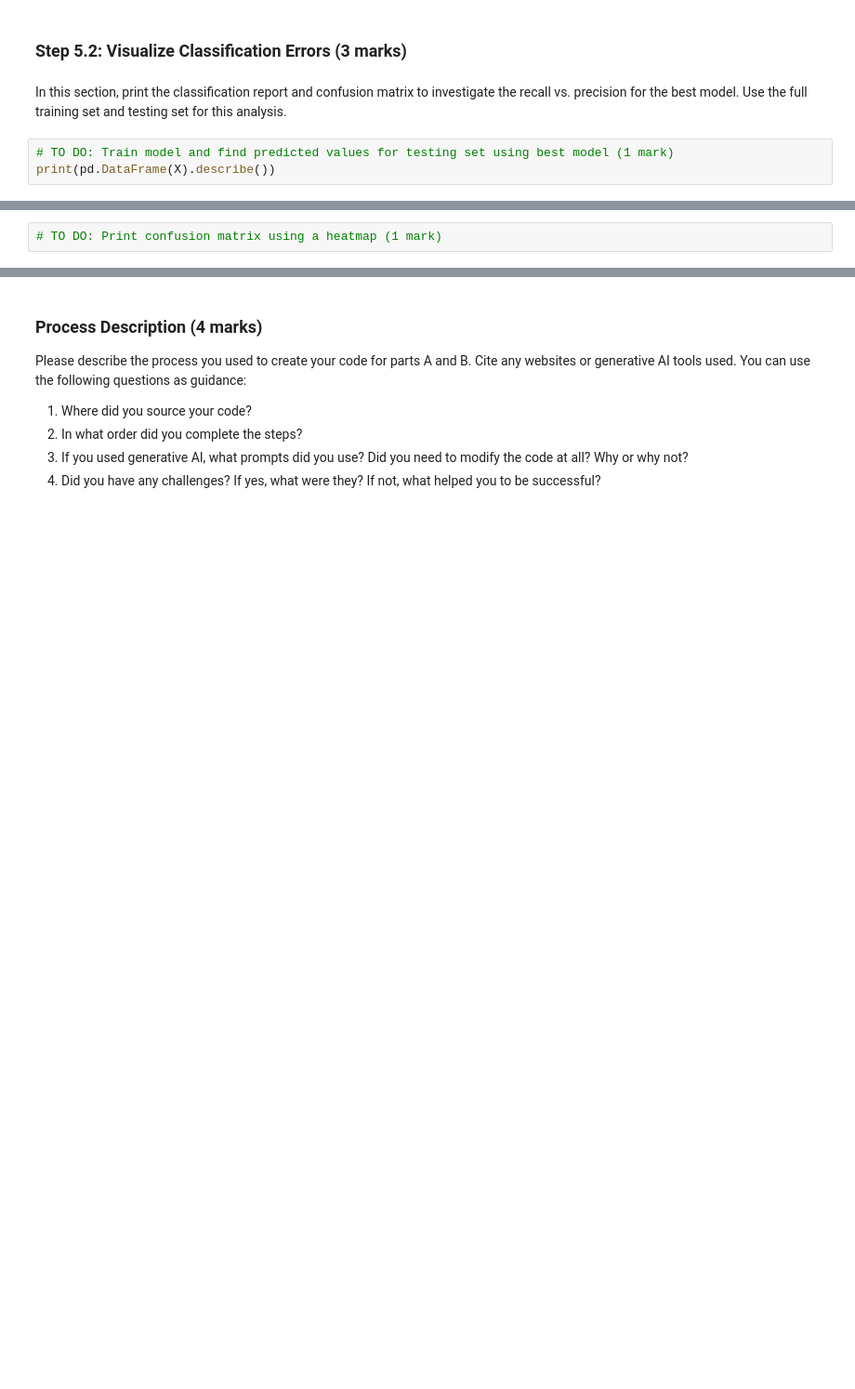
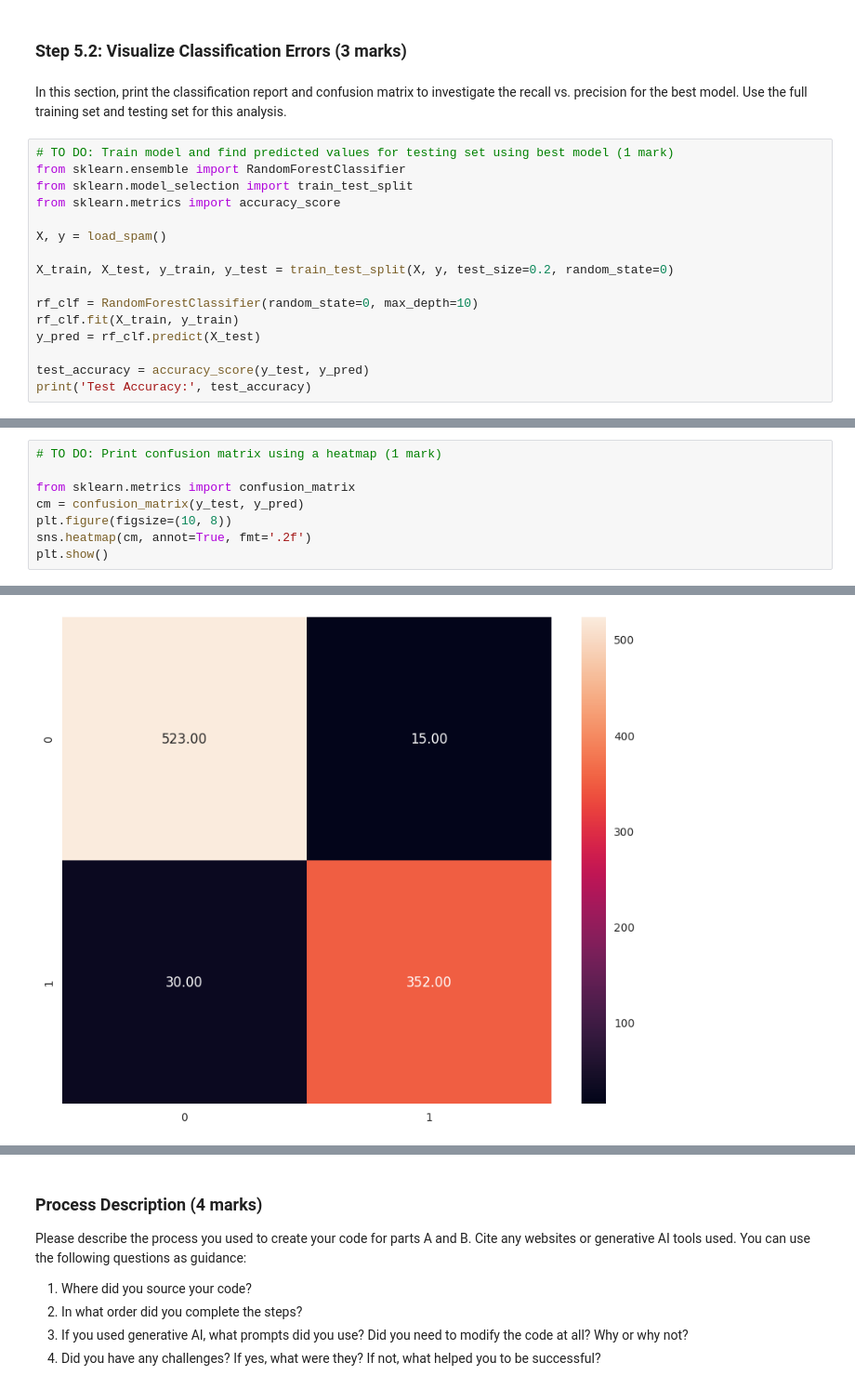
Before and after one commit to boumster/ENSF444, a Jupyter notebook: Assignment 3.ipynb, the cells around one changed output, grey strips where cells are left out. Shown: that part at 93% size. Cells and saved outputs as stored; diff of their text form; blank space fills up the shorter version.

```diff
--- a/Assignment 3.ipynb
+++ b/Assignment 3.ipynb
@@ -204,5 +237,18 @@ Which model gave us the best results? Use that model for the next section.
 In this section, print the classification report and confusion matrix to investigate the recall vs. precision for the best model. Use the full training set and testing set for this analysis.
 # %%
 # TO DO: Train model and find predicted values for testing set using best model (1 mark)
-print(pd.DataFrame(X).describe())
+from sklearn.ensemble import RandomForestClassifier
+from sklearn.model_selection import train_test_split
+from sklearn.metrics import accuracy_score
+
+X, y = load_spam()
+
+X_train, X_test, y_train, y_test = train_test_split(X, y, test_size=0.2, random_state=0)
+
+rf_clf = RandomForestClassifier(random_state=0, max_depth=10)
+rf_clf.fit(X_train, y_train)
+y_pred = rf_clf.predict(X_test)
+
+test_accuracy = accuracy_score(y_test, y_pred)
+print('Test Accuracy:', test_accuracy)
 # %% [output]
@@ -228,2 +269,9 @@ max                15841.000000
 # %%
 # TO DO: Print confusion matrix using a heatmap (1 mark)
+
+from sklearn.metrics import confusion_matrix
+cm = confusion_matrix(y_test, y_pred)
+plt.figure(figsize=(10, 8))
+sns.heatmap(cm, annot=True, fmt='.2f')
+plt.show()
+# %% [output]
@@ -230,3 +295,4 @@ max                15841.000000
+[figure, added]
 # %% [markdown]
 ### Questions (6 marks)
 1. Which model did you select for part 5.2? How did it compare to the other models?
```
Also changed, not shown: parts of 14 cells of this notebook.
